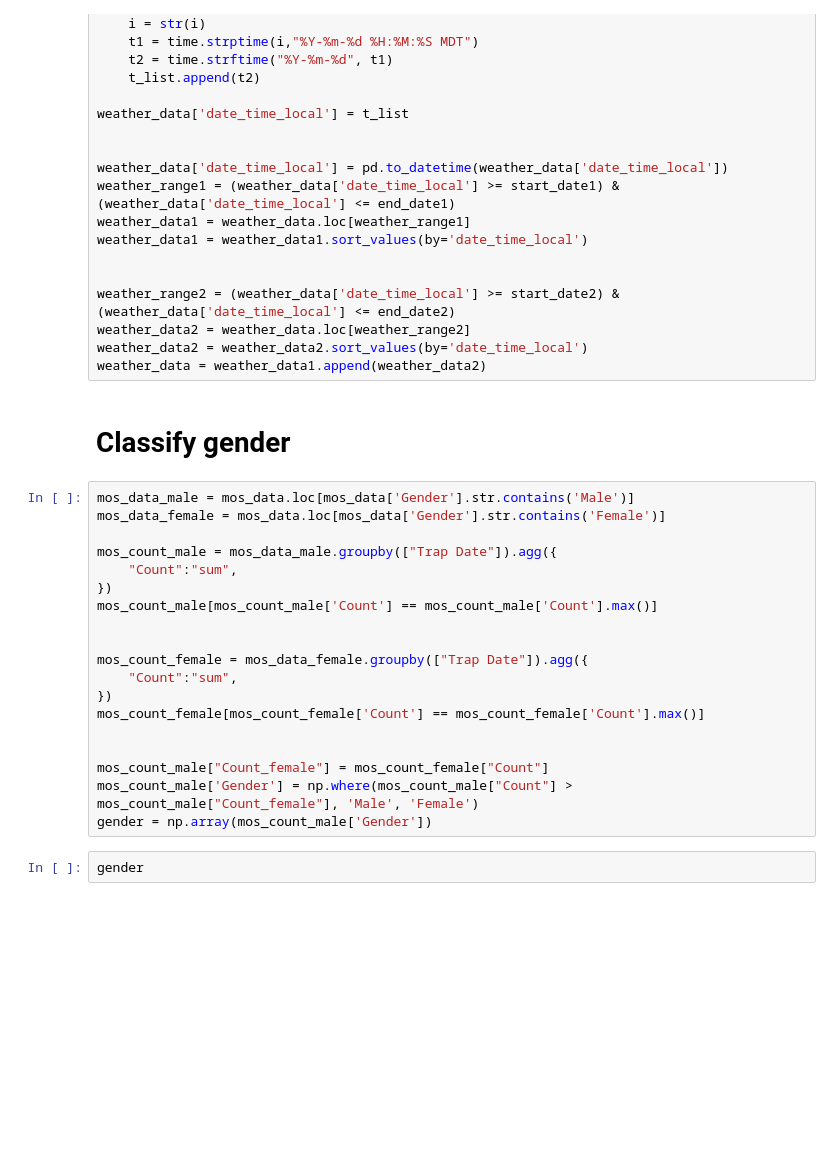
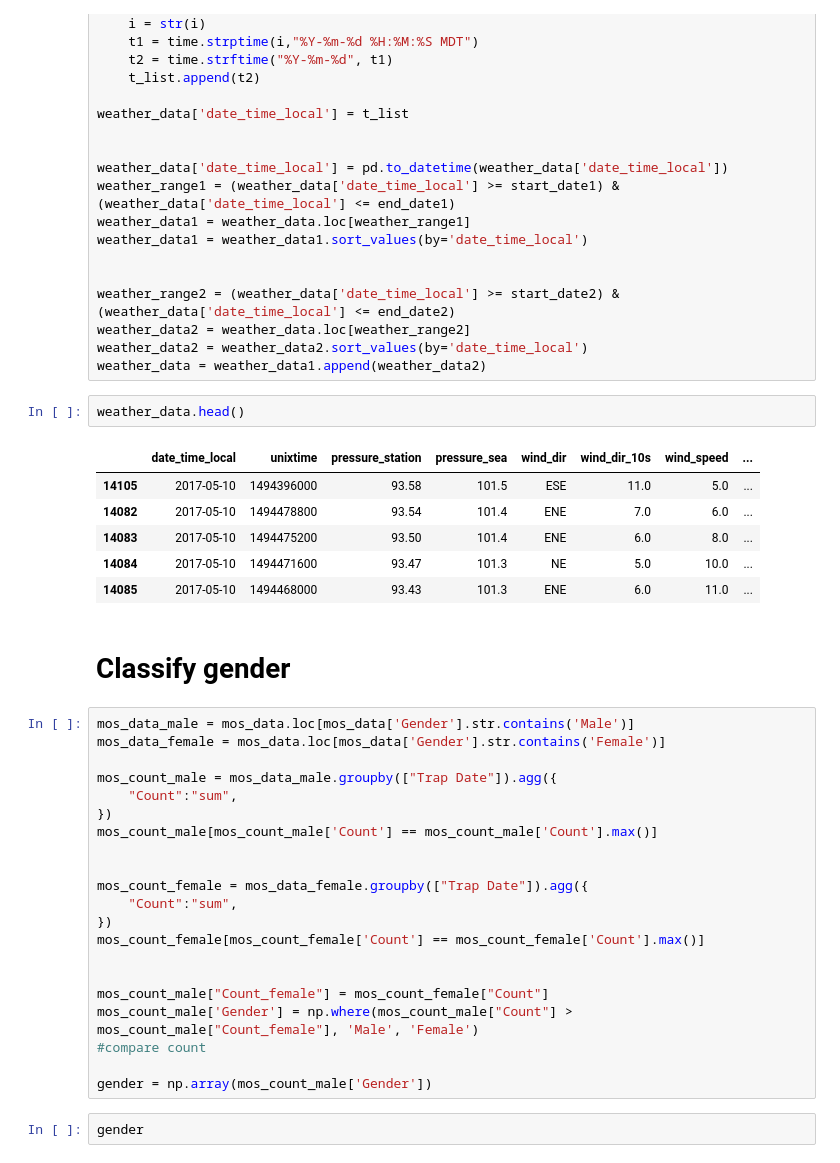
Before and after one commit to essamgouda97/ECE720-project1, a Jupyter notebook: task2_2.ipynb, the cells around one changed output. Cells and saved outputs as stored; diff of their text form; blank space fills up the shorter version.

```diff
--- a/task2_2.ipynb
+++ b/task2_2.ipynb
@@ -94,6 +113,15 @@ weather_range2 = (weather_data['date_time_local'] >= start_date2) & (weather_dat
 weather_data2 = weather_data.loc[weather_range2]
 weather_data2 = weather_data2.sort_values(by='date_time_local')
 weather_data = weather_data1.append(weather_data2)
+# %%
+weather_data.head()
+# %% [output]
+|  | date_time_local | unixtime | pressure_station | pressure_sea | wind_dir | wind_dir_10s | wind_speed | ... |
+| 14105 | 2017-05-10 | 1494396000 | 93.58 | 101.5 | ESE | 11.0 | 5.0 | ... |
+| 14082 | 2017-05-10 | 1494478800 | 93.54 | 101.4 | ENE | 7.0 | 6.0 | ... |
+| 14083 | 2017-05-10 | 1494475200 | 93.50 | 101.4 | ENE | 6.0 | 8.0 | ... |
+| 14084 | 2017-05-10 | 1494471600 | 93.47 | 101.3 | NE | 5.0 | 10.0 | ... |
+| 14085 | 2017-05-10 | 1494468000 | 93.43 | 101.3 | ENE | 6.0 | 11.0 | ... |
 # %% [markdown]
 # Classify gender
 # %%
@@ -114,6 +142,8 @@ mos_count_female[mos_count_female['Count'] == mos_count_female['Count'].max()]
 
 mos_count_male["Count_female"] = mos_count_female["Count"]
 mos_count_male['Gender'] = np.where(mos_count_male["Count"] > mos_count_male["Count_female"], 'Male', 'Female')
+#compare count
+
 gender = np.array(mos_count_male['Gender'])
 # %%
 gender
```
Also changed, not shown: parts of 3 cells of this notebook.
